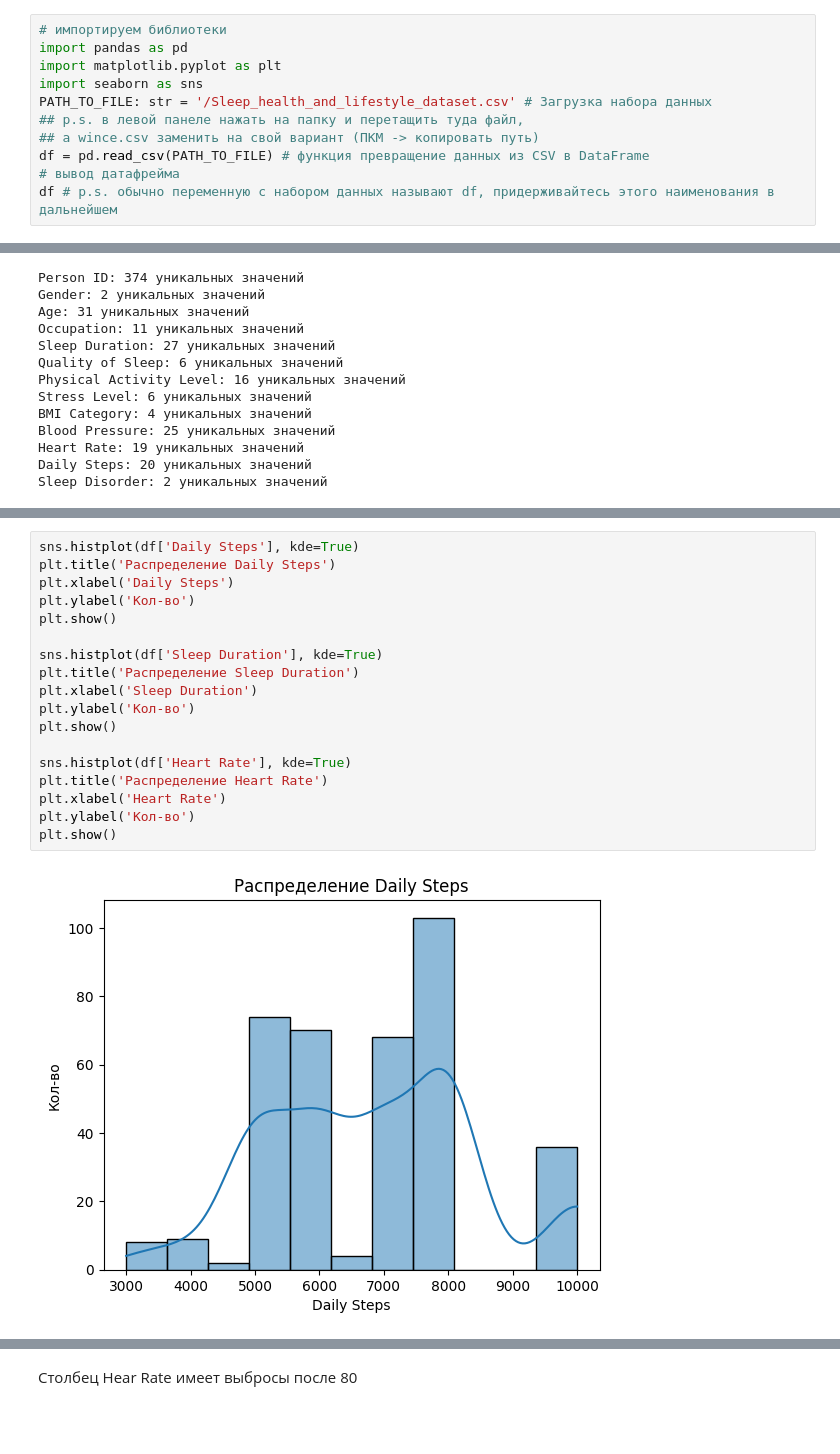
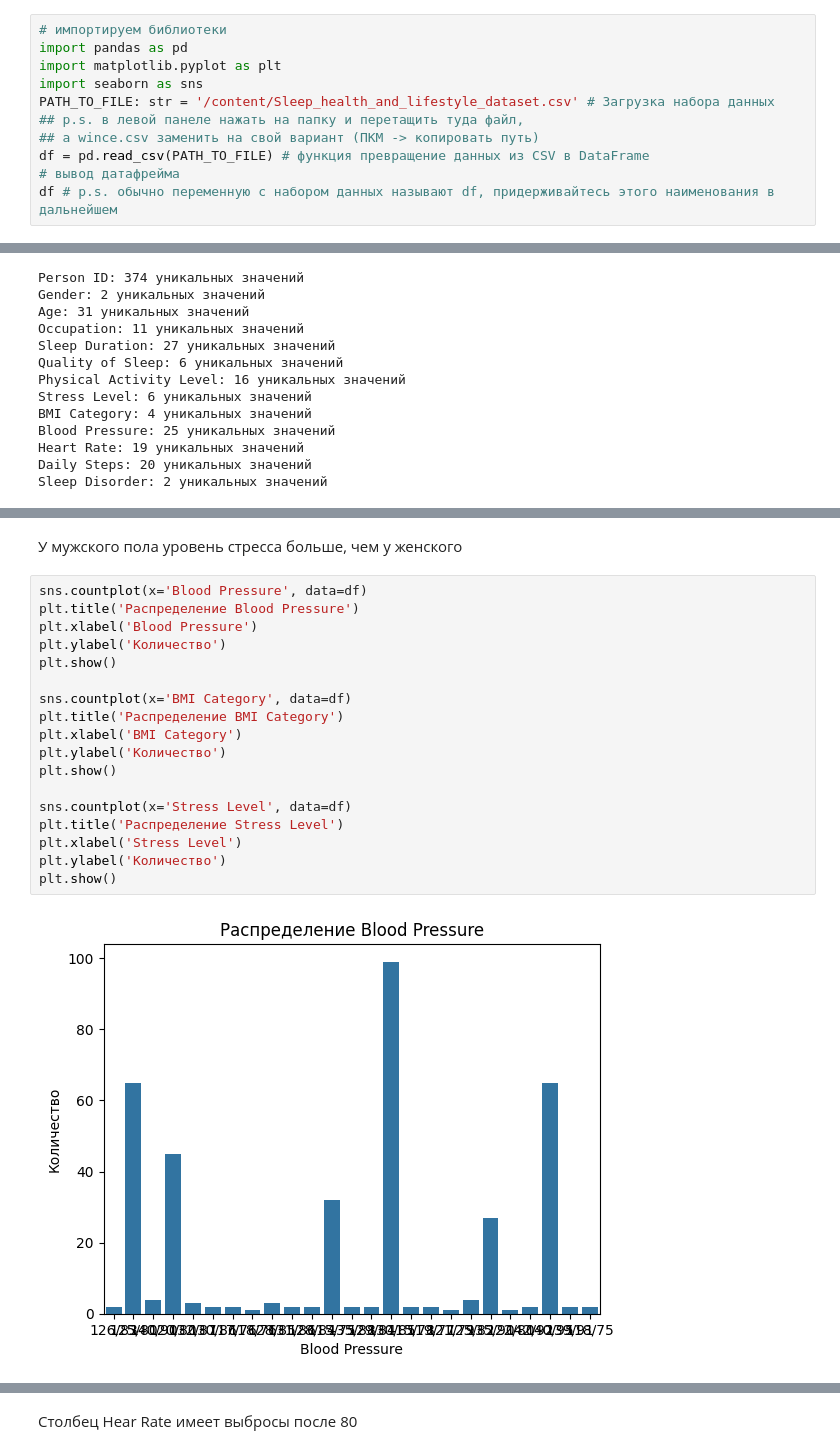
Before and after one commit to NikRed17/Dataset8, a Jupyter notebook: Датасет8.ipynb, the cells around one changed output, grey strips where cells are left out. Cells and saved outputs as stored; diff of their text form; blank space fills up the shorter version.

```diff
--- a/Датасет8.ipynb
+++ b/Датасет8.ipynb
@@ -5,7 +7,7 @@
 import pandas as pd
 import matplotlib.pyplot as plt
 import seaborn as sns
-PATH_TO_FILE: str = '/Sleep_health_and_lifestyle_dataset.csv' # Загрузка набора данных
+PATH_TO_FILE: str = '/content/Sleep_health_and_lifestyle_dataset.csv' # Загрузка набора данных
 ## p.s. в левой панеле нажать на папку и перетащить туда файл,
 ## а wince.csv заменить на свой вариант (ПКМ -> копировать путь)
 df = pd.read_csv(PATH_TO_FILE) # функция превращение данных из CSV в DataFrame
@@ -142,20 +184,22 @@ Sleep Disorder: 2 уникальных значений
+# %% [markdown]
+У мужского пола уровень стресса больше, чем у женского
 # %%
-sns.histplot(df['Daily Steps'], kde=True)
-plt.title('Распределение Daily Steps')
-plt.xlabel('Daily Steps')
-plt.ylabel('Кол-во')
+sns.countplot(x='Blood Pressure', data=df)
+plt.title('Распределение Blood Pressure')
+plt.xlabel('Blood Pressure')
+plt.ylabel('Количество')
 plt.show()
 
-sns.histplot(df['Sleep Duration'], kde=True)
-plt.title('Распределение Sleep Duration')
-plt.xlabel('Sleep Duration')
-plt.ylabel('Кол-во')
+sns.countplot(x='BMI Category', data=df)
+plt.title('Распределение BMI Category')
+plt.xlabel('BMI Category')
+plt.ylabel('Количество')
 plt.show()
 
-sns.histplot(df['Heart Rate'], kde=True)
-plt.title('Распределение Heart Rate')
-plt.xlabel('Heart Rate')
-plt.ylabel('Кол-во')
+sns.countplot(x='Stress Level', data=df)
+plt.title('Распределение Stress Level')
+plt.xlabel('Stress Level')
+plt.ylabel('Количество')
 plt.show()
 # %% [output]
-[figure, old version]
+[figure, new version]
```
Also changed, not shown: parts of 14 cells of this notebook.
